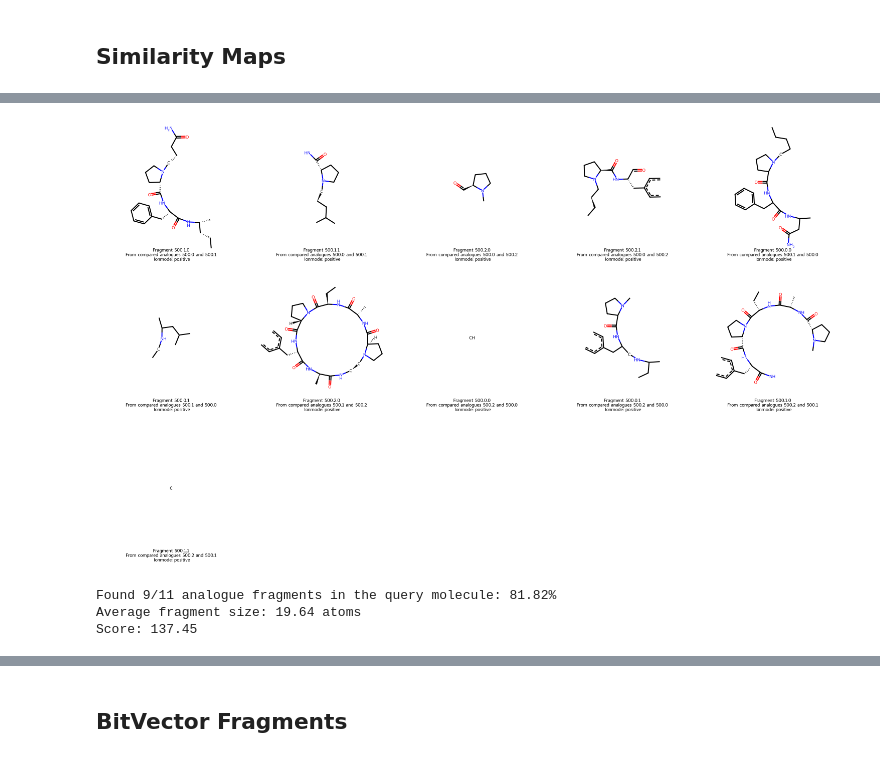
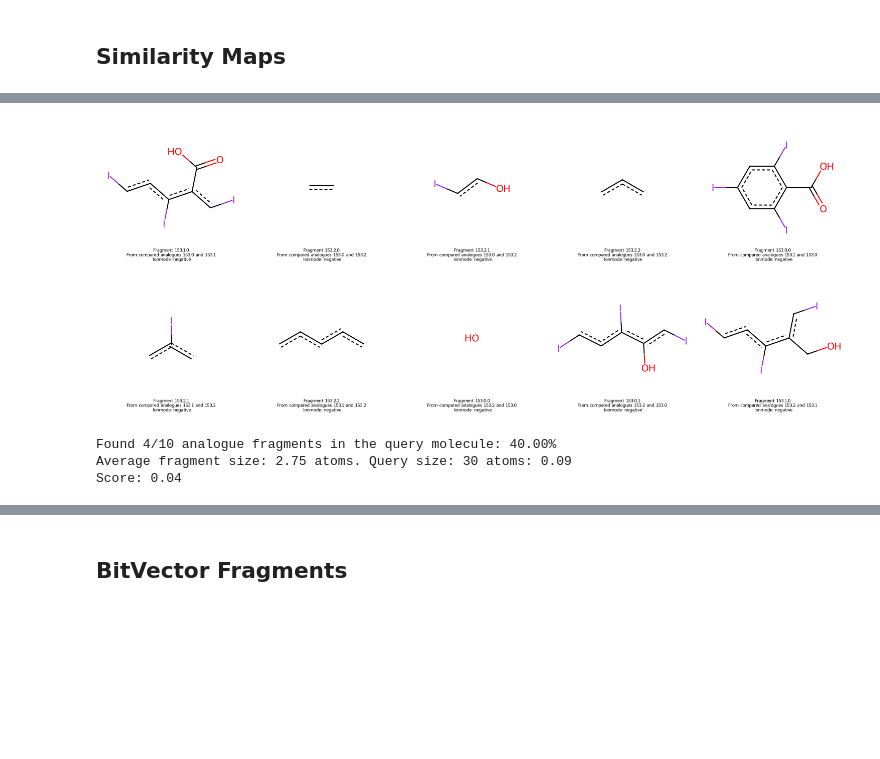
Before and after one commit to Knerten0815/master-thesis-code, a Jupyter notebook: ChemspaceExplorerExplorer.ipynb, the cells around one changed output, grey strips where cells are left out. Saved outputs shown, nothing was run; the diff lists cells and outputs as text; code cells hidden in the pictures; blank space fills up the shorter version.

Commit message:
refined score

```diff
--- a/ChemspaceExplorerExplorer.ipynb
+++ b/ChemspaceExplorerExplorer.ipynb
@@ -93,7 +93,7 @@ query_spectra = spectra_importer(FILENAME)
 # %% [markdown]
 Examples for a bad matches: QUERY_SPECTRUM_ID = 8
 # %%
-QUERY_SPECTRUM_ID = 500
+QUERY_SPECTRUM_ID = 153
 query_mol = Chem.MolFromSmiles(query_spectra[QUERY_SPECTRUM_ID].metadata["smiles"])
 query_mol
 # %% [output]
@@ -144,10 +144,10 @@ MolsToGridImage(query_analogues)
 # Morgan fingerprint parameters
 MORGAN_RADIUS = 9
 NBITS = 2048
-USE_FEATURES = True
+USE_FEATURES = False
 FPTYPE = "bv"           # "bv" or "count"
 # SimMap Fragment parameters
-SIM_MAP_THESHOLD = 0.4
+SIM_MAP_THESHOLD = 0.2
 # visualization in this notebook
 FRAGMENTS_PER_ROW = 5
 # %%
@@ -194,30 +194,43 @@ for mol_id, mol in enumerate(query_analogues):
 # %%
 from ms_chemical_space_explorer.fragment_extractor import extract_sim_map_fragments_from_analogues
 from ms_chemical_space_explorer.chemical_space_visualizer import visualize_similarity_fragments
 
 fragments = extract_sim_map_fragments_from_analogues(query_analogues, SIM_MAP_THESHOLD, MorganWrapper)
-visualize_similarity_fragments(fragments, FRAGMENTS_PER_ROW)
+#remove duplicate fragments by comparing smiles
+unique_smiles = set()
+unique_fragments = []
+for fragment in fragments:
+    smiles = Chem.MolToSmiles(fragment)
+    if smiles not in unique_smiles:
+        unique_smiles.add(smiles)
+        unique_fragments.append(fragment)
+visualize_similarity_fragments(unique_fragments, FRAGMENTS_PER_ROW)
 # %% [output]
-[figure, old version]
+[figure, new version]
 # %%
 def find_fragment_in_mol(mol, fragment):
     matches = mol.GetSubstructMatches(fragment)
     return len(matches) > 0
 
-query_fragments_count = 0
-for fragment in fragments:
-    query_fragments_count += find_fragment_in_mol(query_mol, fragment)
+num_matching_fragments = 0
+sum_atoms_in_matching_fragments = 0
+for fragment in unique_fragments:
+    if(find_fragment_in_mol(query_mol, fragment)):
+        sum_atoms_in_matching_fragments += fragment.GetNumAtoms()
+        num_matching_fragments += 1
 
-average_number_of_atoms = sum([len(fragment.GetAtoms()) for fragment in fragments]) / len(fragments)
-score = (query_fragments_count - (len(fragments) - query_fragments_count)) * average_number_of_atoms
+num_fragments = len(unique_fragments)
+query_size = query_mol.GetNumAtoms()
+avg_fragment_size = sum_atoms_in_matching_fragments / num_matching_fragments if num_matching_fragments > 0 else 0
+fragment_score = avg_fragment_size / query_size * num_matching_fragments / num_fragments
 
-print(f"Found {query_fragments_count}/{len(fragments)} analogue fragments in the query molecule: {query_fragments_count/len(fragments)*100:.2f}%")
-print(f"Average fragment size: {average_number_of_atoms:.2f} atoms")
-print(f"Score: {score:.2f}")
+print(f"Found {num_matching_fragments}/{num_fragments} analogue fragments in the query molecule: {num_matching_fragments/num_fragments*100:.2f}%")
+print(f"Average fragment size: {avg_fragment_size:.2f} atoms. Query size: {query_size} atoms: {avg_fragment_size/query_size:.2f}")
+print(f"Score: {fragment_score:.2f}")
 # %% [output]
-Found 9/11 analogue fragments in the query molecule: 81.82%
-Average fragment size: 19.64 atoms
-Score: 137.45
+Found 4/10 analogue fragments in the query molecule: 40.00%
+Average fragment size: 2.75 atoms. Query size: 30 atoms: 0.09
+Score: 0.04
 # %% [markdown]
 #### What should my SimMap Fragment algorithm acuatually find???
 
```
Also changed, not shown: parts of 10 cells of this notebook.
